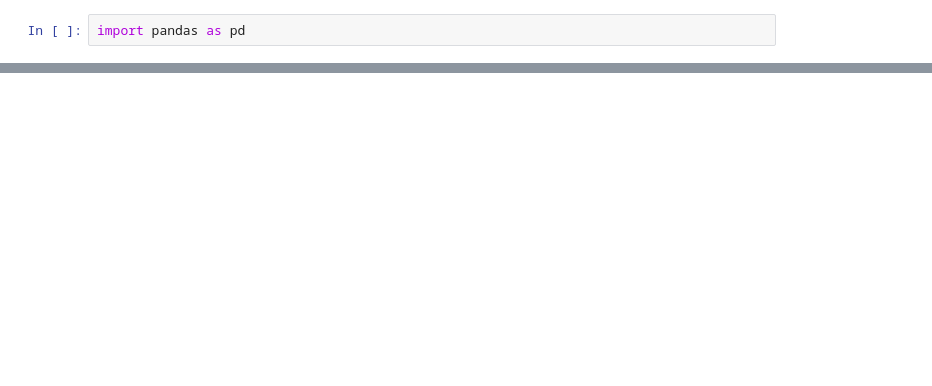
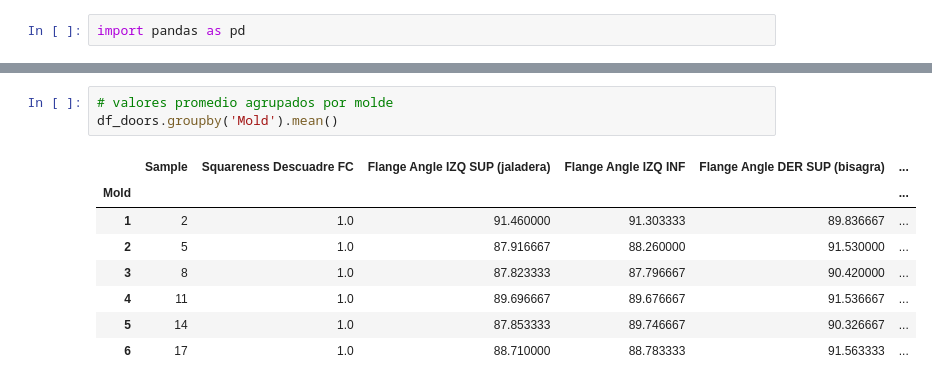
Before and after one commit to RSalgadoAyala/IBM-Training, a Jupyter notebook: TestGit.ipynb, the cells around one changed output, grey strips where cells are left out. Saved outputs shown, nothing was run; the diff lists cells and outputs as text; blank space fills up the shorter version.

```diff
--- a/TestGit.ipynb
+++ b/TestGit.ipynb
@@ -16,0 +38,12 @@ df_doors.head()
+# %%
+# valores promedio agrupados por molde
+df_doors.groupby('Mold').mean()
+# %% [output]
+|  | Sample | Squareness Descuadre FC | Flange Angle IZQ SUP (jaladera) | Flange Angle IZQ INF | Flange Angle DER SUP (bisagra) | ... |
+| Mold |  |  |  |  |  | ... |
+| 1 | 2 | 1.0 | 91.460000 | 91.303333 | 89.836667 | ... |
+| 2 | 5 | 1.0 | 87.916667 | 88.260000 | 91.530000 | ... |
+| 3 | 8 | 1.0 | 87.823333 | 87.796667 | 90.420000 | ... |
+| 4 | 11 | 1.0 | 89.696667 | 89.676667 | 91.536667 | ... |
+| 5 | 14 | 1.0 | 87.853333 | 89.746667 | 90.326667 | ... |
+| 6 | 17 | 1.0 | 88.710000 | 88.783333 | 91.563333 | ... |
```
Also changed, not shown: parts of 7 cells of this notebook.
